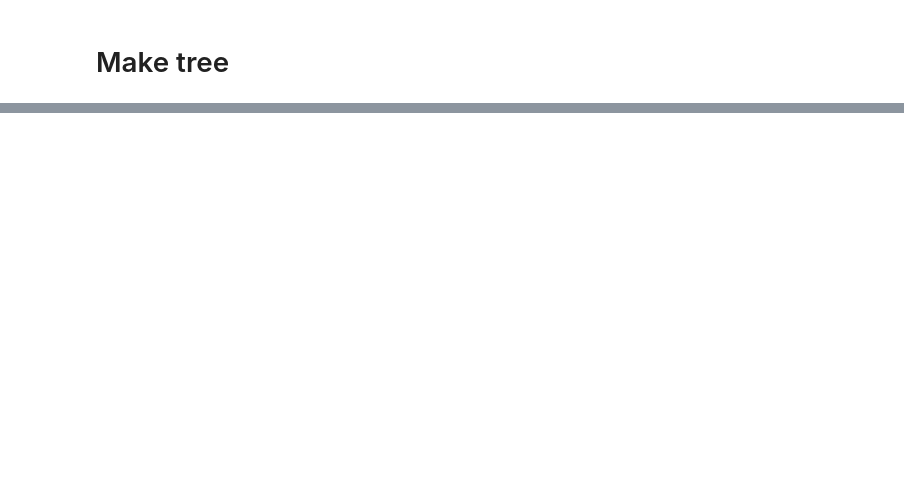
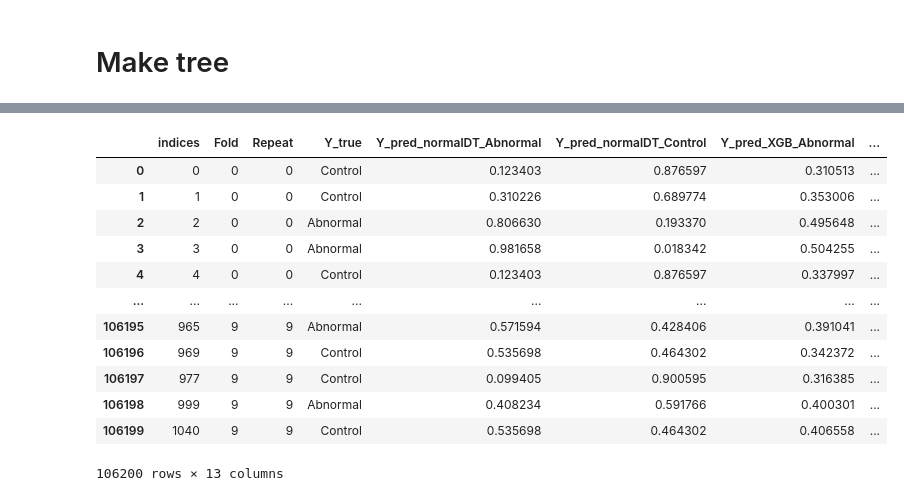
Before and after one commit to UPOD-datascience/TreeBuilder, a Jupyter notebook: sandbox/ctree_conduction.ipynb, the cells around one changed output, grey strips where cells are left out. Cells and saved outputs as stored; diff of their text form; code cells hidden in the pictures; blank space fills up the shorter version.

```diff
--- a/sandbox/ctree_conduction.ipynb
+++ b/sandbox/ctree_conduction.ipynb
@@ -126,3 +211,7 @@ DATA = DATA.dropna(subset=['Diagnosis'])
+# %%
+if MULTI_CLASS==False:
+    DATA.loc[:, TargetCol] = DATA[TargetCol].map(Reduction_map)
+DATA = DATA.dropna(subset=[TargetCol])
 # %%
 Infreq_cat_dict = {morphology_columns[k]:list(inf_cats) for k, inf_cats in enumerate(OneHot.infrequent_categories_)}
 # %%
@@ -159,14 +260,9 @@ FeaturesToUse = rules_loader.features_to_use
 # %%
-if len(FeaturesToUse)>0:
-    keep_columns = set(FeaturesToUse).difference(set(IgnoreCols))
-else:
-    keep_columns = [c for c in DATA.columns if c not in IgnoreCols]
-
 Splitter = RepeatedStratifiedKFold(n_splits=num_splits,
                                    n_repeats=num_repeats,
                                    random_state=7)
 # %%
-X = DATA[[c for c in keep_columns if c not in [SplitColumn, TargetCol]]]
+X = DATA.loc[:,[c for c in keep_columns if c!=TargetCol]]
 Y = DATA[TargetCol]
 # %%
 lb = LabelBinarizer()
@@ -306,0 +383,31 @@ INFO:ctree:Tree enrichment completed
+# %%
+Final_results = pd.concat(results_list, axis=0, ignore_index=True)
+Fina_results = Final_results.reset_index(drop=True)
+
+classes = set([c.split("_")[-1] for c in Final_results.columns if 'pred' in c])
+
+for _class in classes:
+    Final_results[f'Y_true_{_class}'] = (Final_results['Y_true'] == _class).astype(int)
+
+Final_results.to_csv(
+    os.path.join(output_dir, f"results{MULTI_CLASS_STRING}{MISSINGNESS_INDICATOR_STRING}{MORPHO_MAP_STRING}.csv"),
+    index=False, sep=";")
+
+Final_results.to_parquet(
+    os.path.join(output_dir, f"results{MULTI_CLASS_STRING}{MISSINGNESS_INDICATOR_STRING}{MORPHO_MAP_STRING}.parquet"))
+# %%
+Final_results
+# %% [output]
+|  | indices | Fold | Repeat | Y_true | Y_pred_normalDT_Abnormal | Y_pred_normalDT_Control | Y_pred_XGB_Abnormal | ... |
+| 0 | 0 | 0 | 0 | Control | 0.123403 | 0.876597 | 0.310513 | ... |
+| 1 | 1 | 0 | 0 | Control | 0.310226 | 0.689774 | 0.353006 | ... |
+| 2 | 2 | 0 | 0 | Abnormal | 0.806630 | 0.193370 | 0.495648 | ... |
+| 3 | 3 | 0 | 0 | Abnormal | 0.981658 | 0.018342 | 0.504255 | ... |
+| 4 | 4 | 0 | 0 | Control | 0.123403 | 0.876597 | 0.337997 | ... |
+| ... | ... | ... | ... | ... | ... | ... | ... | ... |
+| 106195 | 965 | 9 | 9 | Abnormal | 0.571594 | 0.428406 | 0.391041 | ... |
+| 106196 | 969 | 9 | 9 | Control | 0.535698 | 0.464302 | 0.342372 | ... |
+| 106197 | 977 | 9 | 9 | Control | 0.099405 | 0.900595 | 0.316385 | ... |
+| 106198 | 999 | 9 | 9 | Abnormal | 0.408234 | 0.591766 | 0.400301 | ... |
+| 106199 | 1040 | 9 | 9 | Control | 0.535698 | 0.464302 | 0.406558 | ... |
+106200 rows × 13 columns
```
Also changed, not shown: parts of 17 cells of this notebook, 14 other files.
